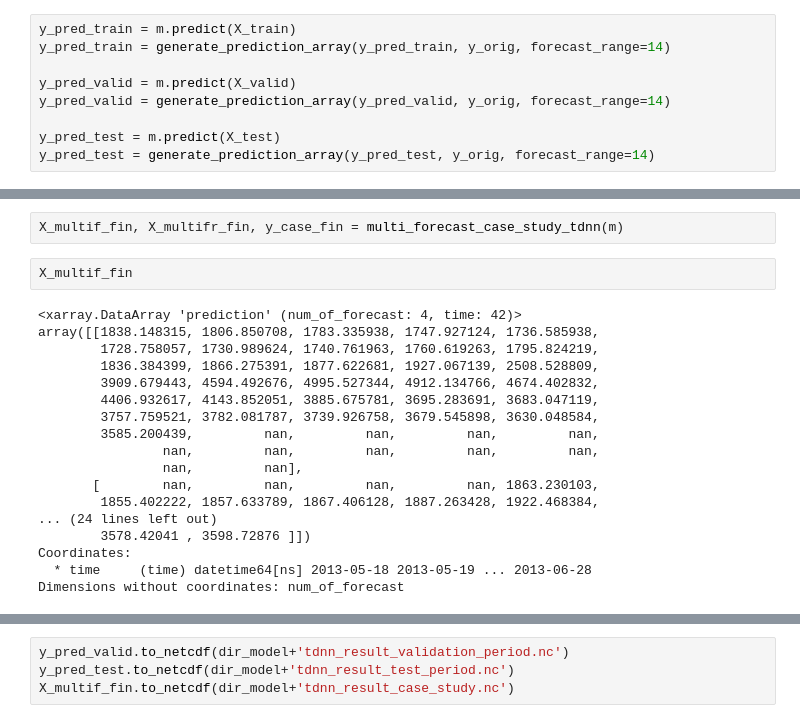
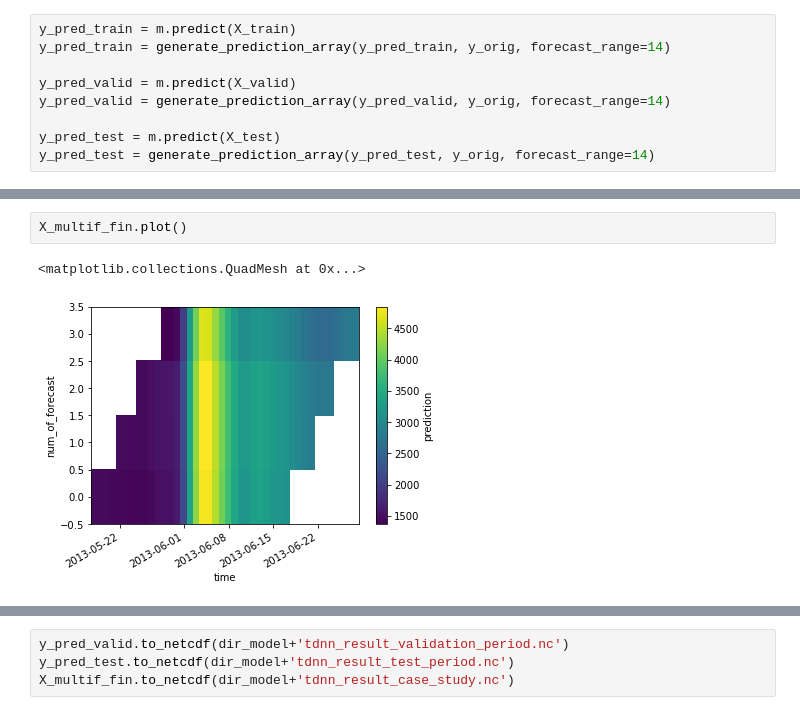
Before and after one commit to ECMWFCode4Earth/ml_flood, a Jupyter notebook: notebooks/3_model_tests/3.05_Time-delay_neural-net.ipynb, the cells around one changed output, grey strips where cells are left out. Saved outputs shown, nothing was run; the diff lists cells and outputs as text.

```diff
--- a/notebooks/3_model_tests/3.05_Time-delay_neural-net.ipynb
+++ b/notebooks/3_model_tests/3.05_Time-delay_neural-net.ipynb
@@ -303,22 +333,5 @@ from python.aux.utils_floodmodel import multi_forecast_case_study_tdnn
-# %%
-X_multif_fin, X_multifr_fin, y_case_fin = multi_forecast_case_study_tdnn(m)
 # %%
-X_multif_fin
+X_multif_fin.plot()
 # %% [output]
-<xarray.DataArray 'prediction' (num_of_forecast: 4, time: 42)>
-array([[1838.148315, 1806.850708, 1783.335938, 1747.927124, 1736.585938,
-        1728.758057, 1730.989624, 1740.761963, 1760.619263, 1795.824219,
-        1836.384399, 1866.275391, 1877.622681, 1927.067139, 2508.528809,
-        3909.679443, 4594.492676, 4995.527344, 4912.134766, 4674.402832,
-        4406.932617, 4143.852051, 3885.675781, 3695.283691, 3683.047119,
-        3757.759521, 3782.081787, 3739.926758, 3679.545898, 3630.048584,
-        3585.200439,         nan,         nan,         nan,         nan,
-                nan,         nan,         nan,         nan,         nan,
-                nan,         nan],
-       [        nan,         nan,         nan,         nan, 1863.230103,
-        1855.402222, 1857.633789, 1867.406128, 1887.263428, 1922.468384,
-... (24 lines left out)
-        3578.42041 , 3598.72876 ]])
-Coordinates:
-  * time     (time) datetime64[ns] 2013-05-18 2013-05-19 ... 2013-06-28
-Dimensions without coordinates: num_of_forecast
+<matplotlib.collections.QuadMesh at 0x...>
+[figure, added]
```
Also changed, not shown: parts of 24 cells of this notebook, 1 other file.
